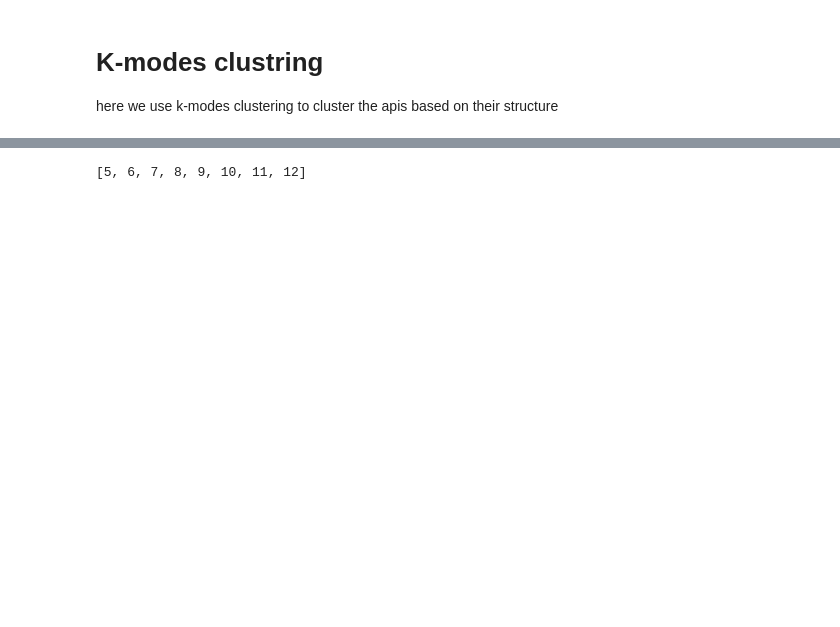
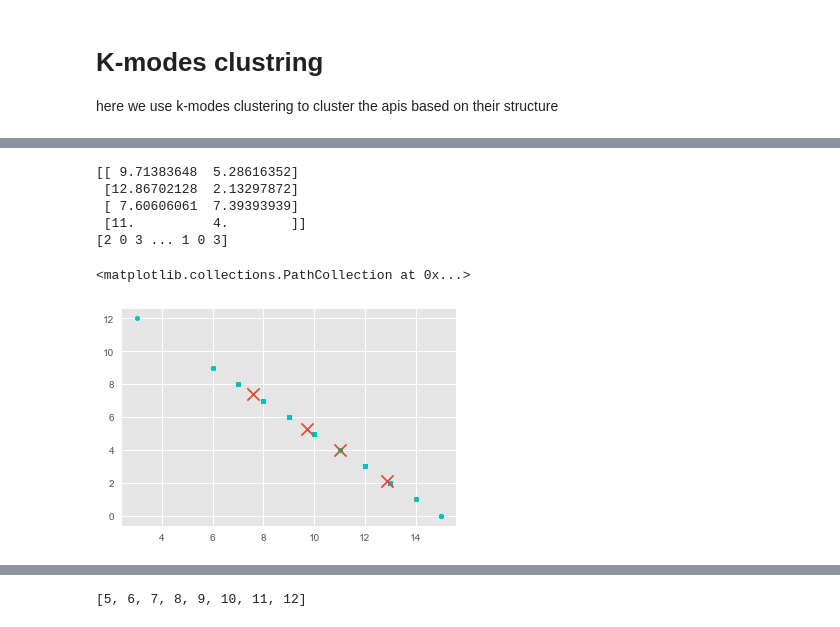
Before and after one commit to pmanlukas/thesisdata, a Jupyter notebook: clustering.ipynb, the cells around one changed output, grey strips where cells are left out. Saved outputs shown, nothing was run; the diff lists cells and outputs as text; code cells hidden in the pictures; blank space fills up the shorter version.

```diff
--- a/clustering.ipynb
+++ b/clustering.ipynb
@@ -148,0 +186,16 @@ len(clusters)
+# %%
+
+kmeans = KMeans(n_clusters=3)
+kmeans.fit(dat)
+
+centroids = kmeans.cluster_centers_
+labels = kmeans.labels_
+
+print(centroids)
+print(labels)
+# %% [output]
+[[ 9.71383648  5.28616352]
+ [12.86702128  2.13297872]
+ [ 7.60606061  7.39393939]
+ [11.          4.        ]]
+[2 0 3 ... 1 0 3]
@@ -148,0 +204,12 @@ len(clusters)
+# %%
+colors = ["g.","r.","c.","y."]
+
+for i in range(len(data)):
+    #print("coordinate:",data[i], "label:", labels[i])
+    plt.plot(data[i][0], data[i][1],colors[2], markersize = 10)
+
+
+plt.scatter(centroids[:, 0],centroids[:, 1], marker = "x", s=150, linewidths = 5, zorder = 10)
+# %% [output]
+<matplotlib.collections.PathCollection at 0x...>
+[figure, added]
```
Also changed, not shown: parts of 20 cells of this notebook, 13 other files.
